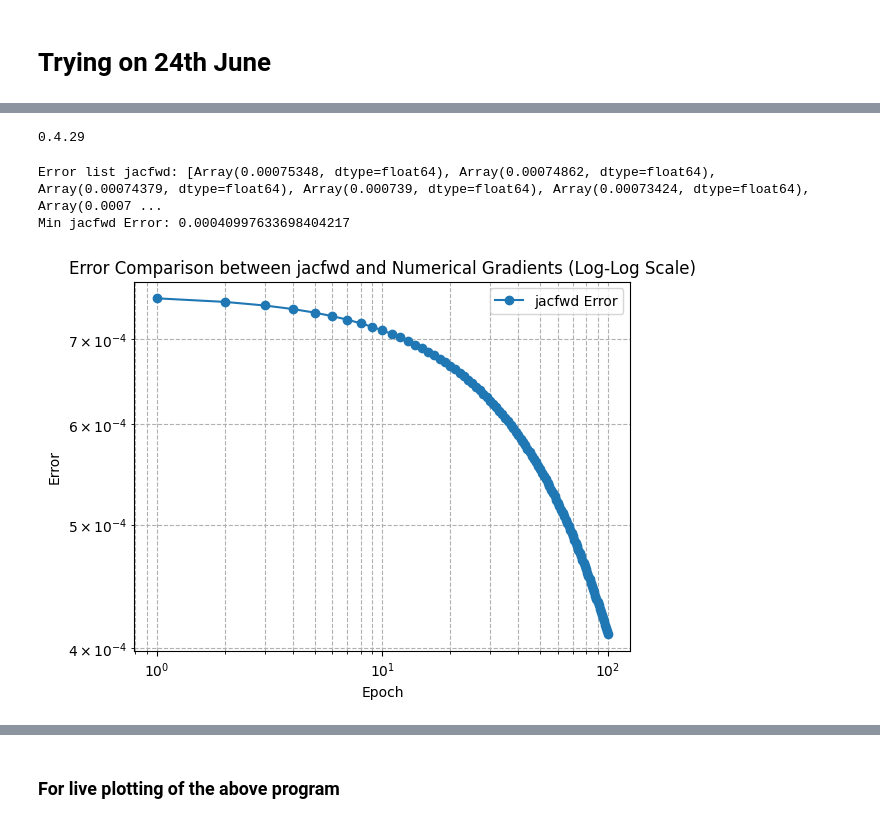
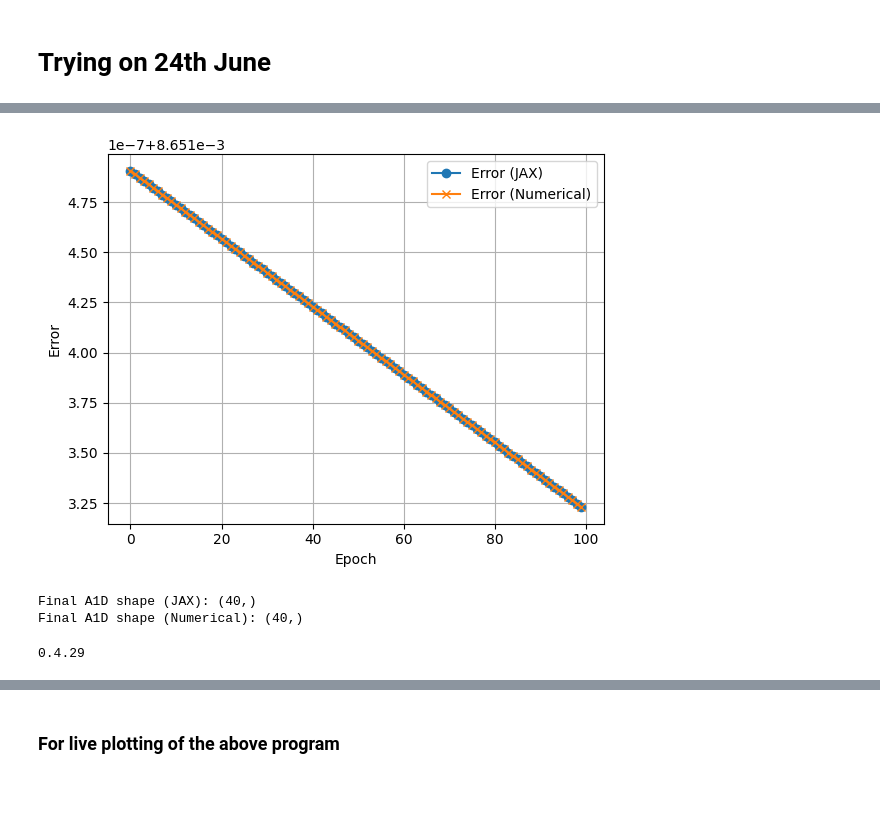
Before and after one commit to RaviPandey33/Optimizing_ODE_Solvers_-_A_Machine_Learning_Approach_to_RK4_Enhancement, a Jupyter notebook: Rk4_method_implementation/Testing/Testing_error.ipynb, the cells around one changed output, grey strips where cells are left out. Saved outputs shown, nothing was run; the diff lists cells and outputs as text; code cells hidden in the pictures; blank space fills up the shorter version.

```diff
--- a/Rk4_method_implementation/Testing/Testing_error.ipynb
+++ b/Rk4_method_implementation/Testing/Testing_error.ipynb
@@ -814,44 +813,26 @@ Gradients are correct within tolerance.
 Final A1D shape (JAX): (40,)
 Final A1D shape (Numerical): (40,)
+# %%
+## Plotting results for jacfwd and fitite difference method (numeric gradient)
+# Plot the errors
+plt.plot(range(len(error_list_jax)), error_list_jax, label="Error (JAX)", marker='o')
+plt.plot(range(len(error_list_numerical)), error_list_numerical, label="Error (Numerical)", marker='x')
+# plt.gca().yaxis.set_major_formatter(plt.ScalarFormatter(useOffset=False))
+plt.legend()
+plt.grid()
+plt.xlabel('Epoch')
+plt.ylabel('Error')
+plt.show()
+
+# Print final shapes of A1D
+print("Final A1D shape (JAX):", A1D_jax.shape)
+print("Final A1D shape (Numerical):", A1D_numerical.shape)
+# %% [output]
+[figure, added]
+Final A1D shape (JAX): (40,)
+Final A1D shape (Numerical): (40,)
 # %%
 import jax
 print(jax.__version__)
 # %% [output]
 0.4.29
-# %%
-# Debugging step to print the error list
-print("Error list jacfwd:", error_list_jacfwd)
-
-# Check if the error list is empty
-if len(error_list_jacfwd) == 0:
-    print("Error list is empty. Ensure compute_error function and training loop populate it correctly.")
-else:
-    import numpy as np
-    import matplotlib.pyplot as plt
-
-    # Convert error lists to numpy arrays
-    error_list_jacfwd_np = np.array(error_list_jacfwd)
-    # error_list_numerical_np = np.array(error_list_numerical)
-
-    # Check for non-positive values
-    print("Min jacfwd Error:", np.min(error_list_jacfwd_np))
-    # print("Min Numerical Error:", np.min(error_list_numerical_np))
-
-    # Ensure that the error lists do not contain zero or negative values
-    error_list_jacfwd_np = np.where(error_list_jacfwd_np <= 0, 1e-10, error_list_jacfwd_np)
-    # error_list_numerical_np = np.where(error_list_numerical_np <= 0, 1e-10, error_list_numerical_np)
-
-    # Plotting both error curves on a log-log scale
-    plt.loglog(range(1, len(error_list_jacfwd_np) + 1), error_list_jacfwd_np, label="jacfwd Error", marker='o')
-    # plt.loglog(range(1, len(error_list_numerical_np) + 1), error_list_numerical_np, label="Numerical Error", marker='x')
-
-    plt.legend()
-    plt.grid(True, which="both", ls="--")
-    plt.xlabel('Epoch')
-    plt.ylabel('Error')
-    plt.title('Error Comparison between jacfwd and Numerical Gradients (Log-Log Scale)')
-    plt.show()
-# %% [output]
-Error list jacfwd: [Array(0.00075348, dtype=float64), Array(0.00074862, dtype=float64), Array(0.00074379, dtype=float64), Array(0.000739, dtype=float64), Array(0.00073424, dtype=float64), Array(0.0007 ...
-Min jacfwd Error: 0.00040997633698404217
-[figure, removed]
```
Also changed, not shown: parts of 3 cells of this notebook, 2 other files.
